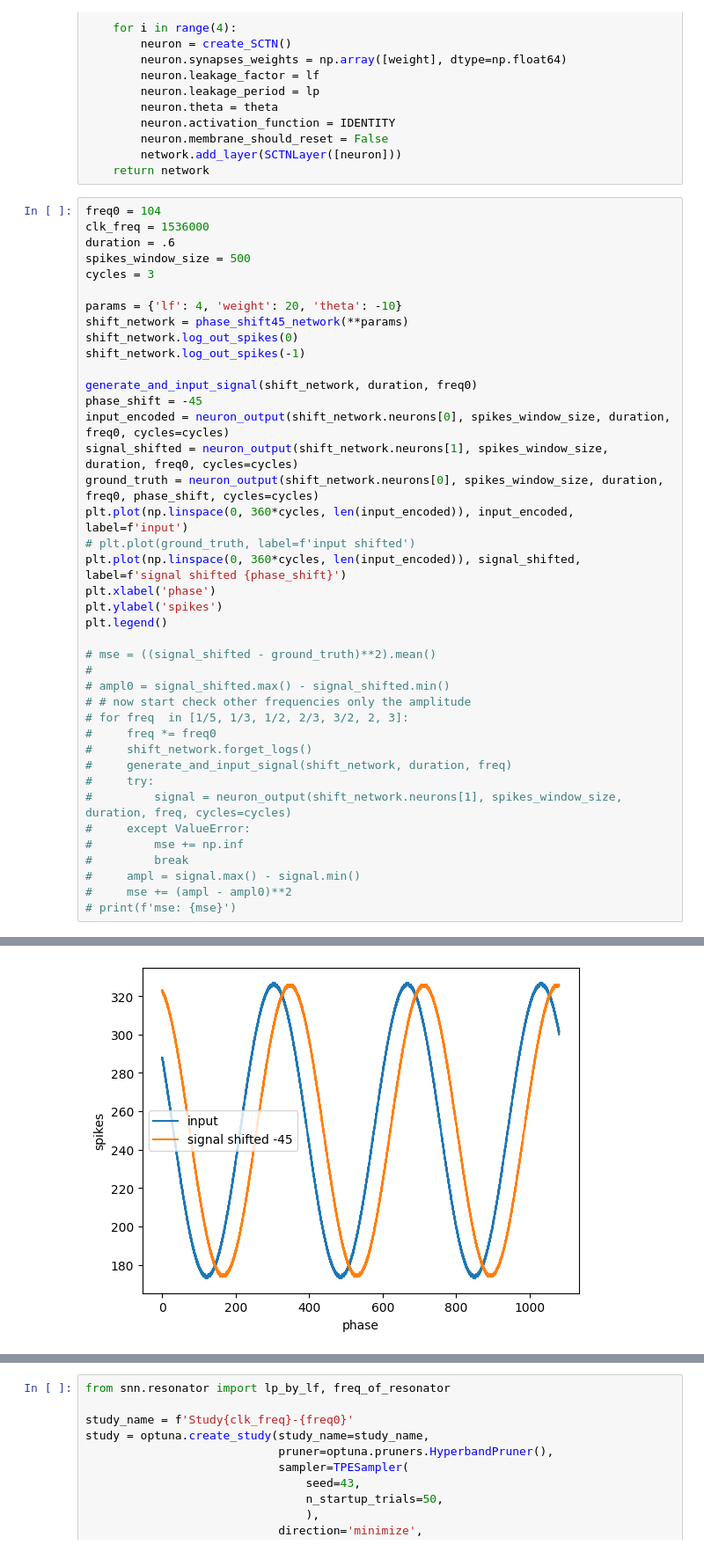
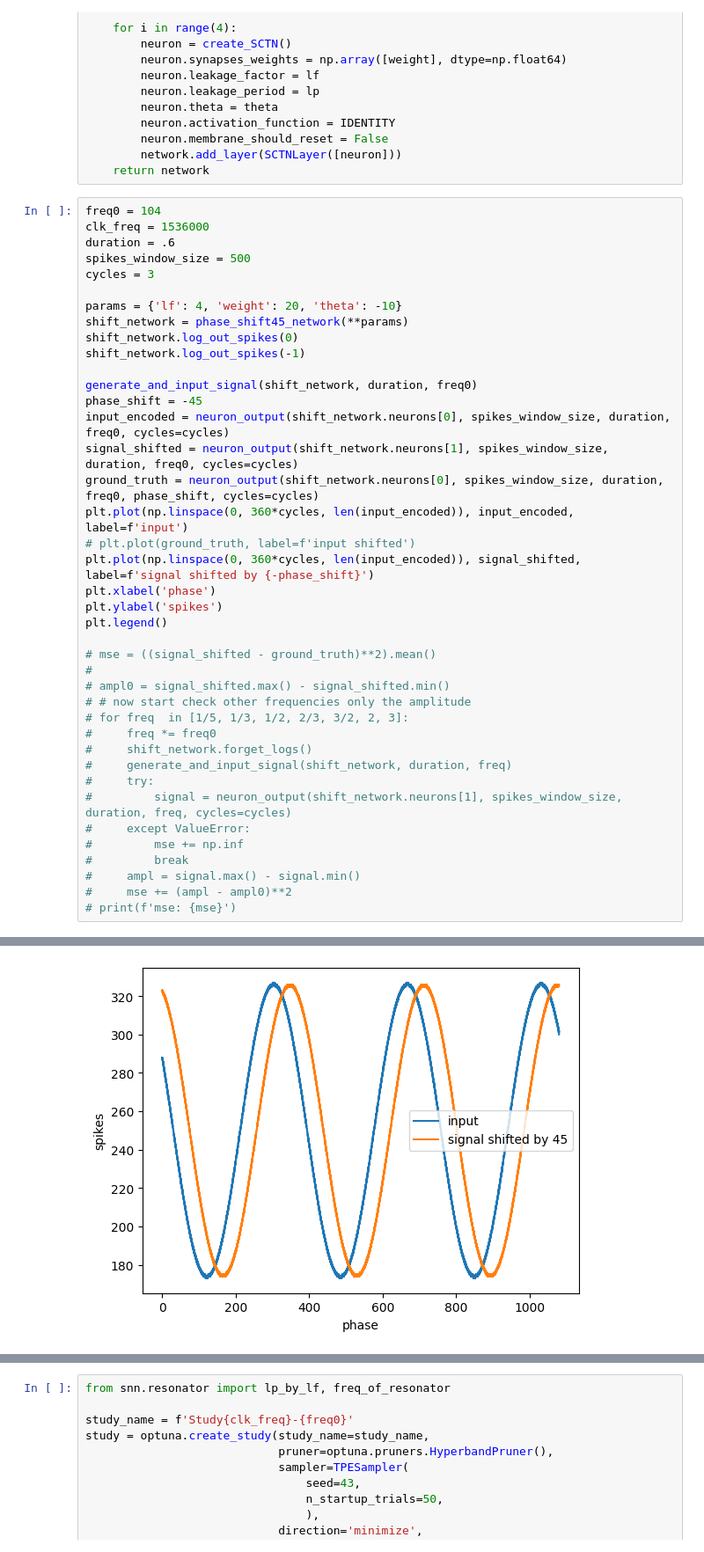
Before and after one commit to yakir4123/SNN-SCTN, a Jupyter notebook: notebooks/optuna_look_4_phase_shift.ipynb, the cells around one changed output, grey strips where cells are left out. Shown: that part at 88% size. Cells and saved outputs as stored; diff of their text form.

```diff
--- a/notebooks/optuna_look_4_phase_shift.ipynb
+++ b/notebooks/optuna_look_4_phase_shift.ipynb
@@ -491,35 +488,35 @@ shift_network.log_out_spikes(-1)
 
 generate_and_input_signal(shift_network, duration, freq0)
 phase_shift = -45
 input_encoded = neuron_output(shift_network.neurons[0], spikes_window_size, duration, freq0, cycles=cycles)
 signal_shifted = neuron_output(shift_network.neurons[1], spikes_window_size, duration, freq0, cycles=cycles)
 ground_truth = neuron_output(shift_network.neurons[0], spikes_window_size, duration, freq0, phase_shift, cycles=cycles)
 plt.plot(np.linspace(0, 360*cycles, len(input_encoded)), input_encoded, label=f'input')
 # plt.plot(ground_truth, label=f'input shifted')
-plt.plot(np.linspace(0, 360*cycles, len(input_encoded)), signal_shifted, label=f'signal shifted {phase_shift}')
+plt.plot(np.linspace(0, 360*cycles, len(input_encoded)), signal_shifted, label=f'signal shifted by {-phase_shift}')
 plt.xlabel('phase')
 plt.ylabel('spikes')
 plt.legend()
 
 # mse = ((signal_shifted - ground_truth)**2).mean()
 #
 # ampl0 = signal_shifted.max() - signal_shifted.min()
 # # now start check other frequencies only the amplitude
 # for freq  in [1/5, 1/3, 1/2, 2/3, 3/2, 2, 3]:
 #     freq *= freq0
 #     shift_network.forget_logs()
 #     generate_and_input_signal(shift_network, duration, freq)
 #     try:
 #         signal = neuron_output(shift_network.neurons[1], spikes_window_size, duration, freq, cycles=cycles)
 #     except ValueError:
 #         mse += np.inf
 #         break
 #     ampl = signal.max() - signal.min()
 #     mse += (ampl - ampl0)**2
 # print(f'mse: {mse}')
 # %% [output]
 <matplotlib.legend.Legend at 0x...>
-[figure, old version]
+[figure, new version]
 # %%
 # spikes_window_size = clk_freq // 50
 # spikes_window_size = 250
```
Also changed, not shown: parts of 5 cells of this notebook, 4 other files.
